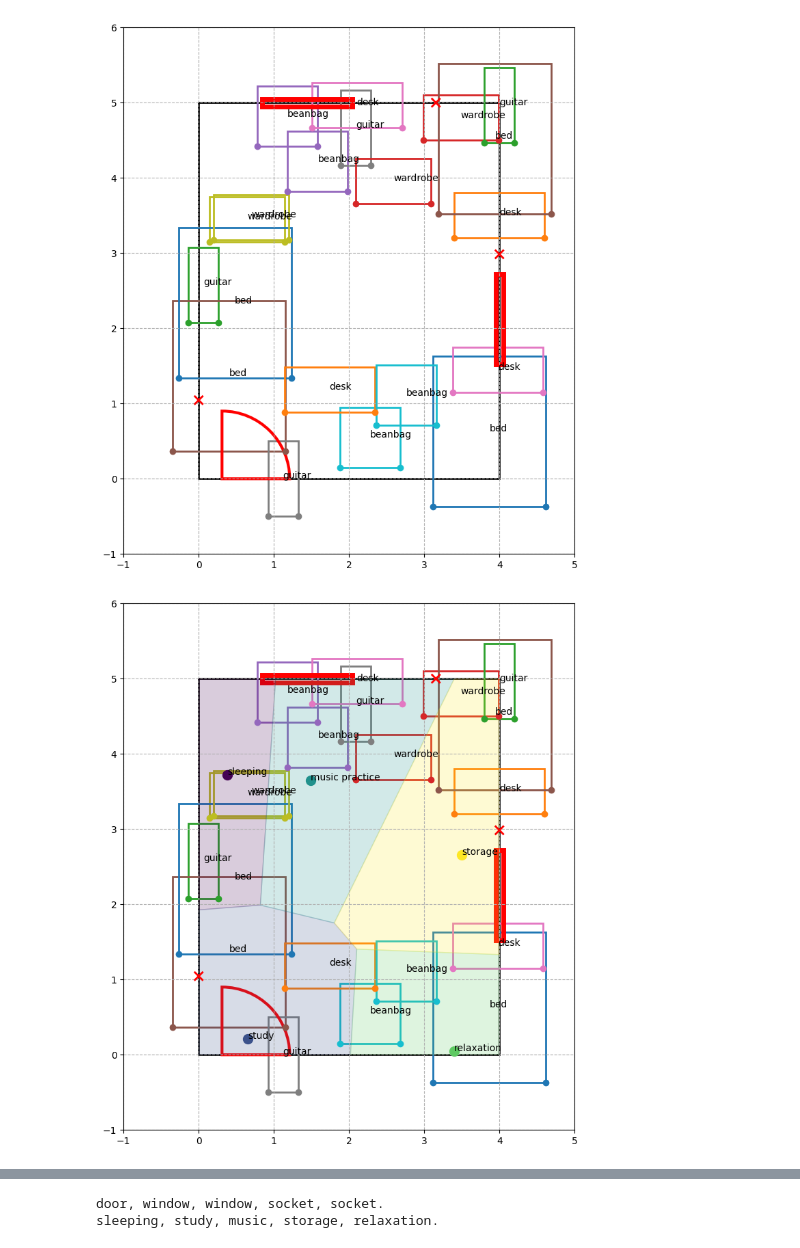
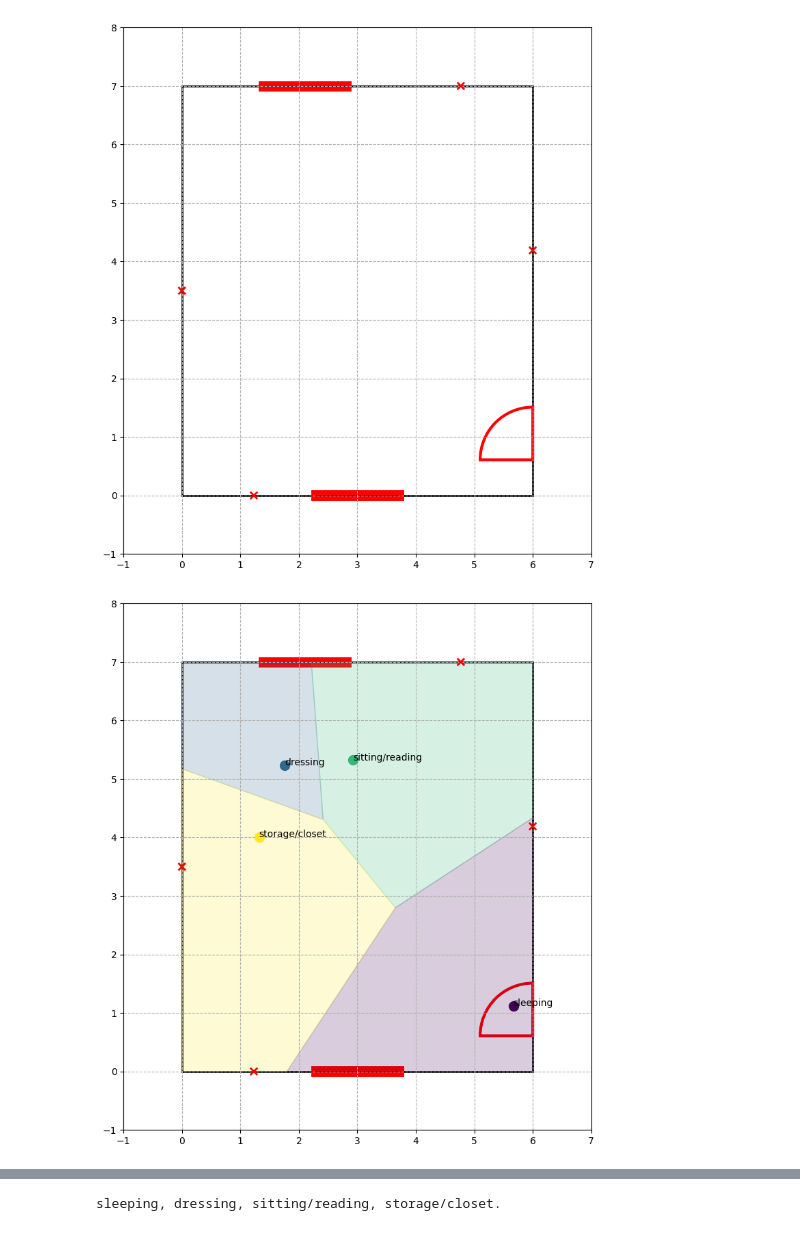
Before and after one commit to gabriellelittle1/MSc-Project, a Jupyter notebook: DSL/Phase1.ipynb, the cells around one changed output, grey strips where cells are left out. Saved outputs shown, nothing was run; the diff lists cells and outputs as text; code cells hidden in the pictures.

Commit message:
Working on Phase1/Phase2 Individual and Regional Constraints

```diff
--- a/DSL/Phase1.ipynb
+++ b/DSL/Phase1.ipynb
@@ -75,6 +75,6 @@ def room_setup(scene_descriptor, api_key=api_key):
     return response1, response2
 
 #scene_descriptor = 'a bedroom for a teenager. The room is 4 meters wide and 6 meters long. There is one big window, 1 door, and 2 electrical plugs. The door should be on the far corner of the south wall.'
-scene_descriptor = "a bedroom for a teenage girl who plays the guitar."
+scene_descriptor = "a large bedroom for a couple."
 response1, response2 = room_setup(scene_descriptor)
 # %% [output]
@@ -211,7 +210,14 @@ response6 = requests.post(url, headers=headers, json=data)
 if response6.status_code == 200:
     response_data6 = response6.json()
     print(response6.json()['choices'][0]['message']['content'])
-    exec(response6.json()['choices'][0]['message']['content'])
+    # Create a dictionary to hold the local context
+    global_context = globals().copy()
+    local_context = {}
+
+    # Execute the code string
+    exec(response6.json()['choices'][0]['message']['content'], global_context, local_context)
+    # Extract the variable 'result' from the local context
+    #exec(response6.json()['choices'][0]['message']['content'])
 else:
     print('Failed to get a response')
     print(response6.text)
@@ -236,2 +242,2 @@ bedroom.draw(draw_regions=True)
-[figure, old version]
+[figure, new version]
-[figure, old version]
+[figure, new version]
@@ -239,24 +245,25 @@ bedroom.draw(draw_regions=True)
 # %%
+room_name = (response6.json()['choices'][0]['message']['content'].split(" =")[0]).split("\n")[-1]
+
 fixed_objects = ""
-for i in range(len(bedroom.fixed_objects)):
-    if i < len(bedroom.fixed_objects) - 1:
-        fixed_objects += bedroom.fixed_objects[i].name + ", "
+for i in range(len(local_context[room_name].fixed_objects)):
+    if i < len(local_context[room_name].fixed_objects) - 1:
+        fixed_objects +=local_context[room_name].fixed_objects[i].name + ", "
     else:
-        fixed_objects += bedroom.fixed_objects[i].name + "."
-print(fixed_objects)
-bedroom_width = bedroom.width
-bedroom_length = bedroom.length
+        fixed_objects += local_context[room_name].fixed_objects[i].name + "."
+
+room_width = local_context[room_name].width
+room_length = local_context[room_name].length
 
 region_names = ""
-for i in range(len(bedroom.regions)):
-    if i < len(bedroom.regions) - 1:
-        region_names += bedroom.regions[i].name + ", "
+for i in range(len(local_context[room_name].regions)):
+    if i < len(local_context[room_name].regions) - 1:
+        region_names += local_context[room_name].regions[i].name + ", "
     else:
-        region_names += bedroom.regions[i].name + "."
+        region_names += local_context[room_name].regions[i].name + "."
 print(region_names)
 # %% [output]
-door, window, window, socket, socket.
-sleeping, study, music, storage, relaxation.
+sleeping, dressing, sitting/reading, storage/closet.
 # %%
 prompt7 = "I am going to give you a description of a room, as well as all the fixed objects inside it (e.g. windows) and the dimensions of the room."
 prompt7 += " I am also going to give you the different regions for the room. Based on this information, I want returned the most important object for each region,"
```
Also changed, not shown: parts of 14 cells of this notebook, 6 other files.
